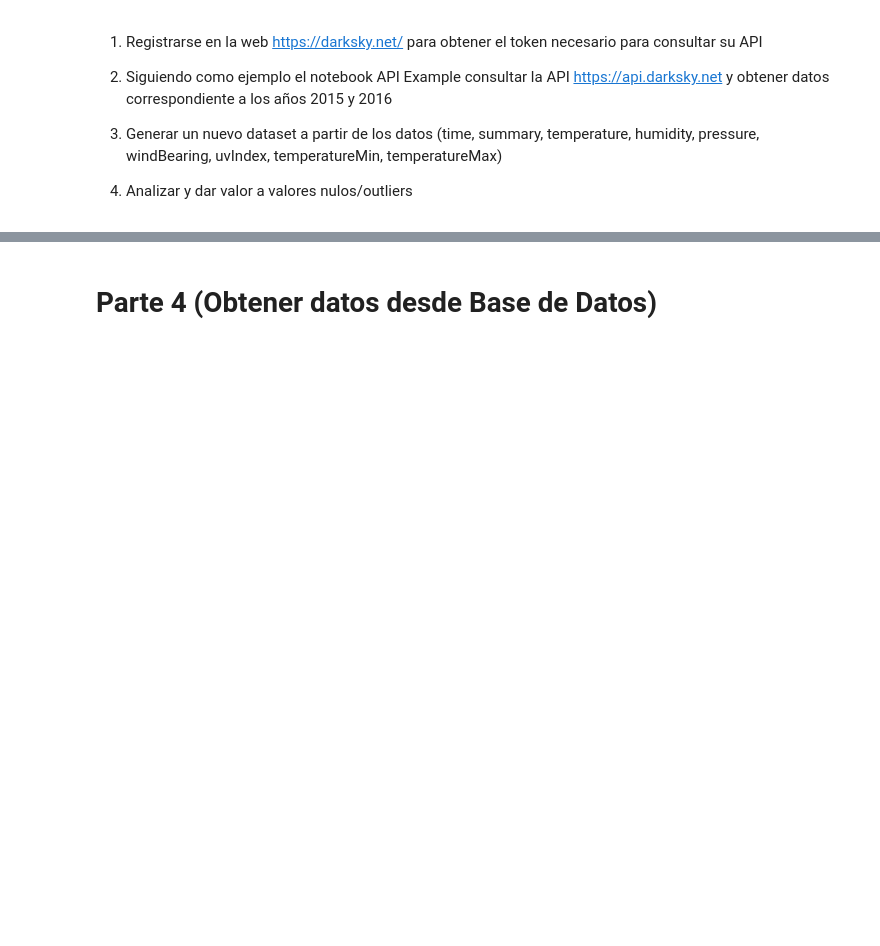
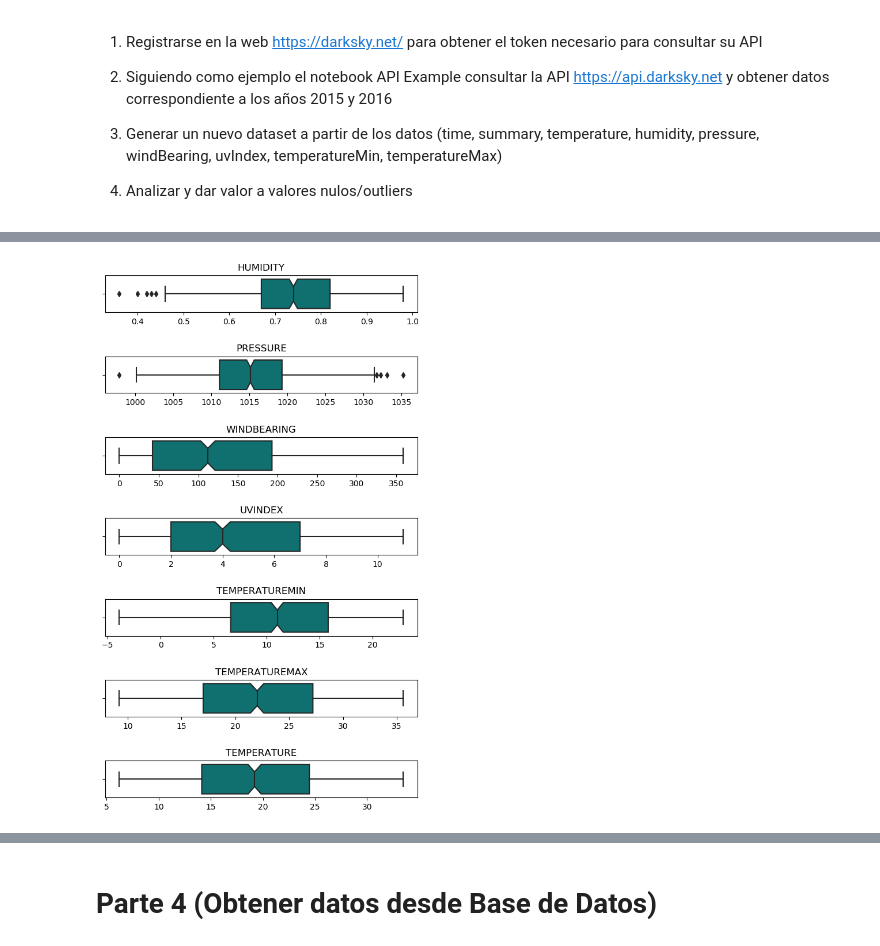
Before and after one commit to jmvd07/cuandoLlueve, a Jupyter notebook: Analisis exploratorio y curacion de datos/Cuando Llueve.ipynb, the cells around one changed output, grey strips where cells are left out. Drawn from its saved outputs; the diff is of its cells as text; code cells hidden in the pictures; blank space fills up the shorter version.

Commit message:
Modificacion Maru: se actualiza la tercera parte del practico en la notebook -Cuando Llueve-. Esta parte extrae datos de una API, analiza outliers y rellena valores nulos

```diff
--- a/Analisis exploratorio y curacion de datos/Cuando Llueve.ipynb
+++ b/Analisis exploratorio y curacion de datos/Cuando Llueve.ipynb
@@ -392,0 +474,3 @@ validas para esas columnas.
+# %%
+descargar = False
+nombre_json = 'json_.txt' # se recomienda modificar nombre_json si va a realizar una nueva descarga
@@ -392,0 +502,4 @@ validas para esas columnas.
+# %%
+# se cargan los datos
+with open(nombre_json) as archivo:
+    json_data = json.load(archivo)
@@ -392,0 +541,7 @@ validas para esas columnas.
+# %%
+dbDatos_sin_bloque_daily = dbDatos[dbDatos.time.isna()==True]
+dbDatos_con_bloque_daily = dbDatos[dbDatos.time.isna()==False]
+
+tot_datos_sin_daily = len(dbDatos_sin_bloque_daily)
+tot_datos_con_daily = len(dbDatos_con_bloque_daily)
+print('Cantidad de días que NO contienen al bloque Daily: ',tot_datos_sin_daily,'\nCantidad de días que SÍ contienen al bloque Daily: ',tot_datos_con_daily)
@@ -392,0 +553,3 @@ validas para esas columnas.
+# %%
+estadisticos = dbDatos.describe()
+estadisticos
@@ -392,0 +566,24 @@ validas para esas columnas.
+# %%
+plt.figure(figsize=(7,12),dpi=100)
+datos = ['humidity','pressure','windBearing','uvIndex','temperatureMin','temperatureMax','temperature']
+nplots = len(datos)
+outliers = {}
+j = 1
+db = dbDatos_con_bloque_daily.copy()
+for variable in datos:
+    plt.subplot(nplots,1,j)
+    sb.boxplot(db[variable],notch=True,color='teal')
+    plt.xlabel('')
+    plt.title(variable.upper())
+    q1 = estadisticos[variable]['25%']
+    q3 = estadisticos[variable]['75%']
+    iq = 1.5*(q3-q1)
+    linf = q1-iq
+    lsup = q3+iq
+    atipicos = db[((db[variable]>=linf)&(db[variable]<=lsup)==False)]
+    atipicos = atipicos[atipicos[variable].isna()==False]
+    outliers.update({variable:atipicos[variable].values})
+    j+=1
+plt.subplots_adjust(hspace=1.2)
+# %% [output]
+[figure, added]
```
Also changed, not shown: parts of 41 cells of this notebook.
